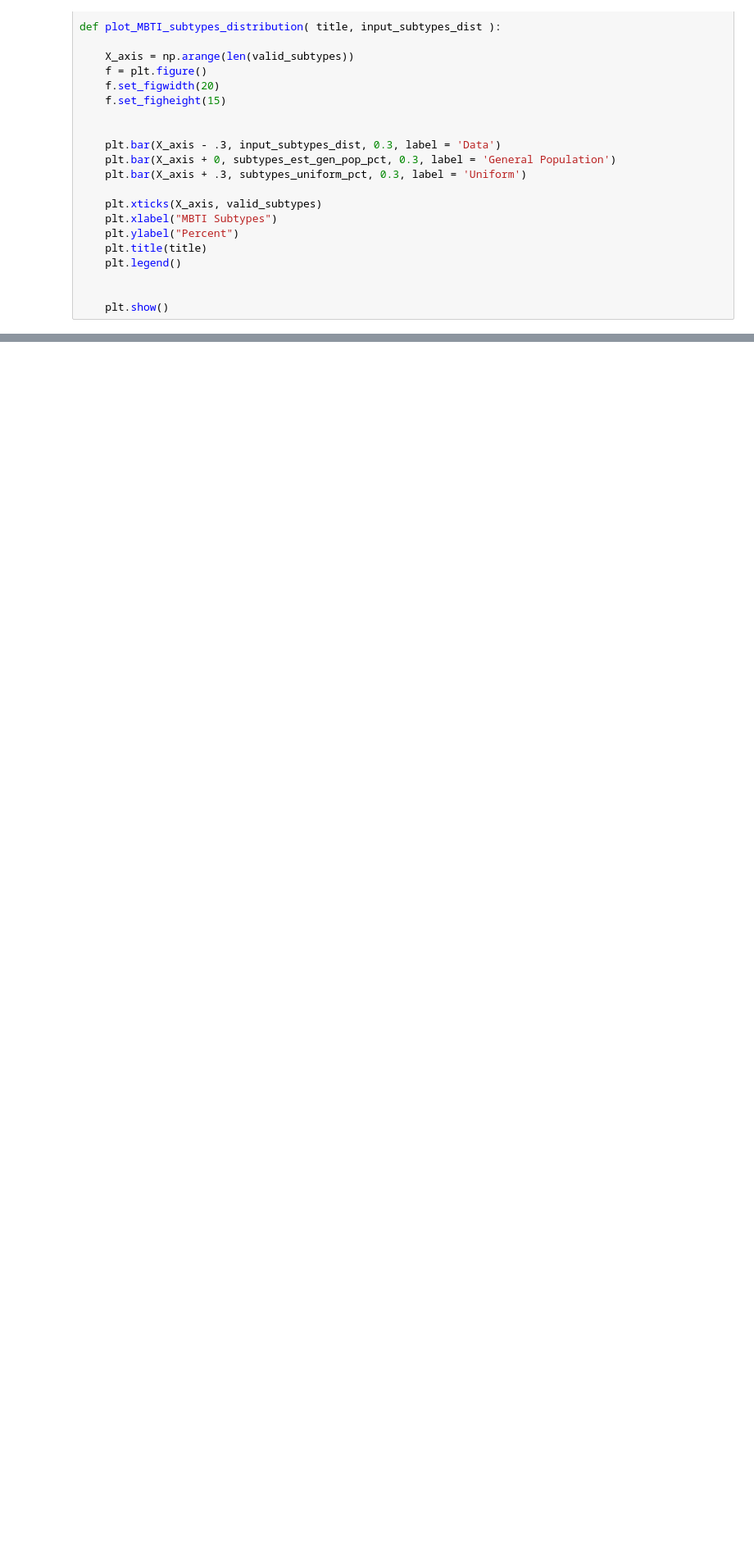
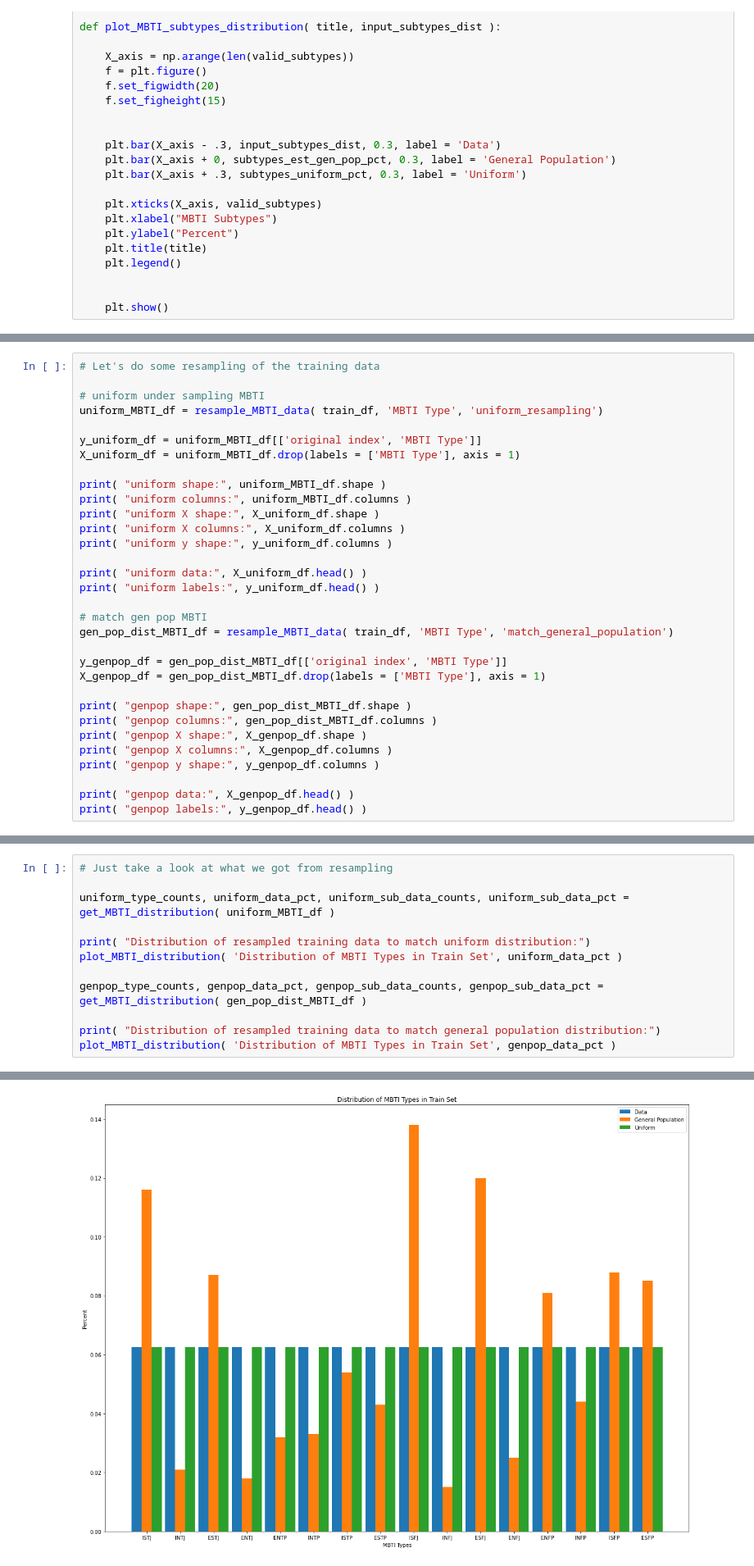
Before and after one commit to cakennedy/266-mbti-project, a Jupyter notebook: notebooks/Resampling.ipynb, the cells around one changed output, grey strips where cells are left out. Shown at 82% size. Cells and saved outputs as stored; diff of their text form; blank space fills up the shorter version.

```diff
--- a/notebooks/Resampling.ipynb
+++ b/notebooks/Resampling.ipynb
@@ -1022,0 +1098,32 @@ write_csv_file(y_df, 'train_gen_pop_mbti_labels.csv', True, True, 'w')
+# %%
+# Let's do some resampling of the training data
+
+# uniform under sampling MBTI
+uniform_MBTI_df = resample_MBTI_data( train_df, 'MBTI Type', 'uniform_resampling')
+
+y_uniform_df = uniform_MBTI_df[['original index', 'MBTI Type']]
+X_uniform_df = uniform_MBTI_df.drop(labels = ['MBTI Type'], axis = 1)
+
+print( "uniform shape:", uniform_MBTI_df.shape )
+print( "uniform columns:", uniform_MBTI_df.columns )
+print( "uniform X shape:", X_uniform_df.shape )
+print( "uniform X columns:", X_uniform_df.columns )
+print( "uniform y shape:", y_uniform_df.columns )
+
+print( "uniform data:", X_uniform_df.head() )
+print( "uniform labels:", y_uniform_df.head() )
+
+# match gen pop MBTI
+gen_pop_dist_MBTI_df = resample_MBTI_data( train_df, 'MBTI Type', 'match_general_population')
+
+y_genpop_df = gen_pop_dist_MBTI_df[['original index', 'MBTI Type']]
+X_genpop_df = gen_pop_dist_MBTI_df.drop(labels = ['MBTI Type'], axis = 1)
+
+print( "genpop shape:", gen_pop_dist_MBTI_df.shape )
+print( "genpop columns:", gen_pop_dist_MBTI_df.columns )
+print( "genpop X shape:", X_genpop_df.shape )
+print( "genpop X columns:", X_genpop_df.columns )
+print( "genpop y shape:", y_genpop_df.columns )
+
+print( "genpop data:", X_genpop_df.head() )
+print( "genpop labels:", y_genpop_df.head() )
@@ -1022,0 +1148,13 @@ write_csv_file(y_df, 'train_gen_pop_mbti_labels.csv', True, True, 'w')
+# %%
+# Just take a look at what we got from resampling
+
+uniform_type_counts, uniform_data_pct, uniform_sub_data_counts, uniform_sub_data_pct = get_MBTI_distribution( uniform_MBTI_df )
+
+print( "Distribution of resampled training data to match uniform distribution:")
+plot_MBTI_distribution( 'Distribution of MBTI Types in Train Set', uniform_data_pct )
+
+genpop_type_counts, genpop_data_pct, genpop_sub_data_counts, genpop_sub_data_pct = get_MBTI_distribution( gen_pop_dist_MBTI_df )
+
+print( "Distribution of resampled training data to match general population distribution:")
+plot_MBTI_distribution( 'Distribution of MBTI Types in Train Set', genpop_data_pct )
+# %% [output]
@@ -1022,0 +1178 @@ write_csv_file(y_df, 'train_gen_pop_mbti_labels.csv', True, True, 'w')
+[figure, added]
```
Also changed, not shown: parts of 29 cells of this notebook.
